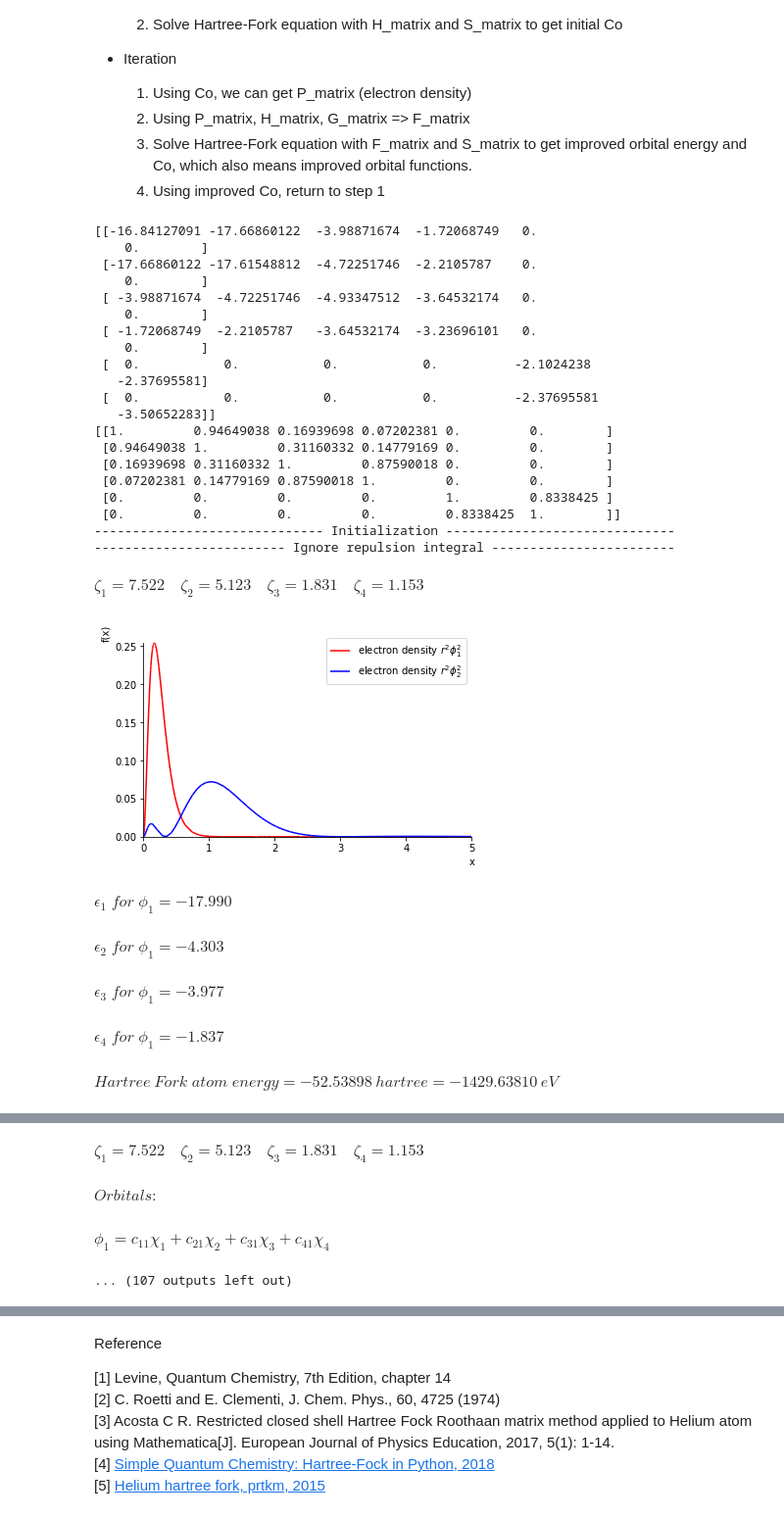
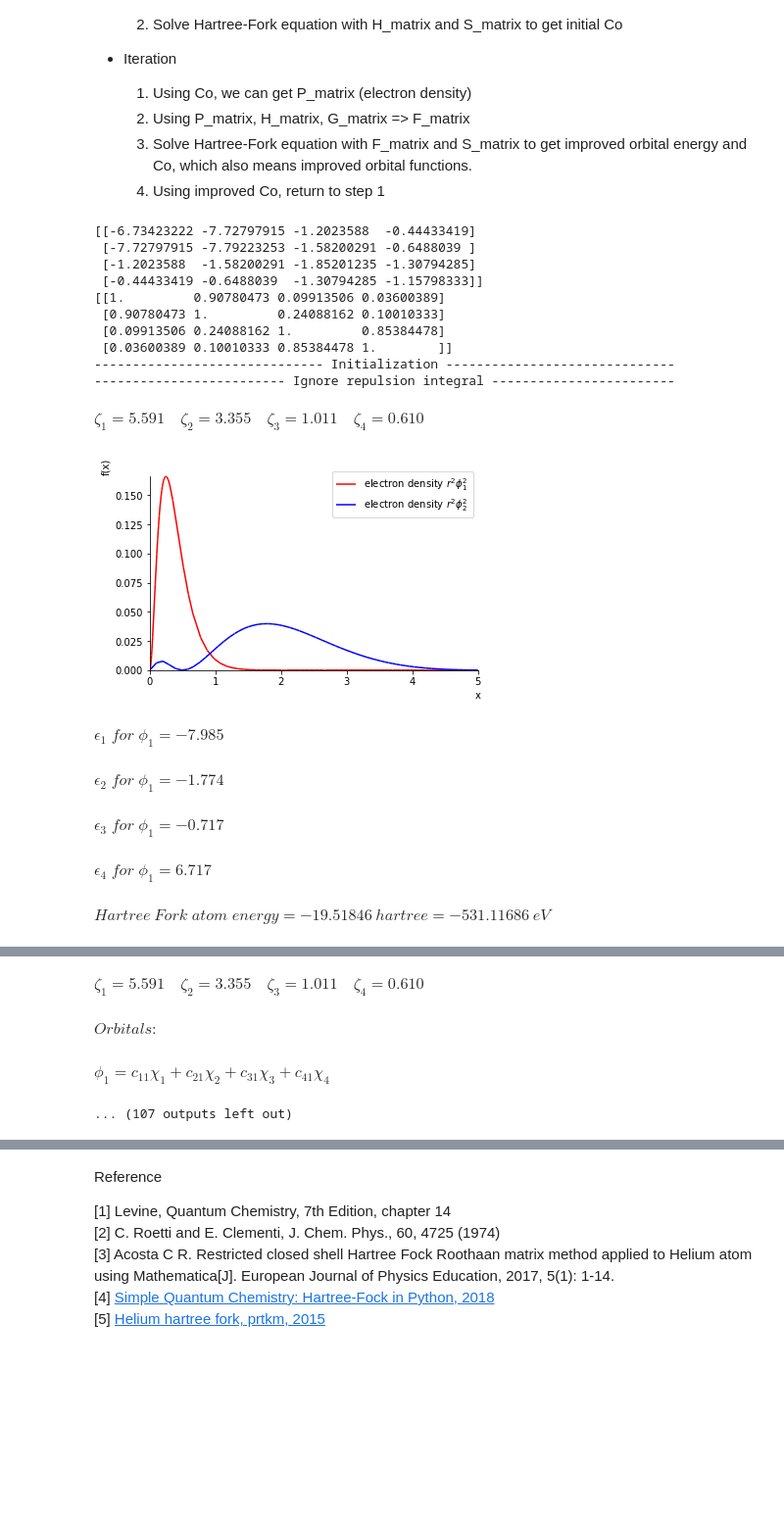
Before and after one commit to yueyericardo/hartree-fock, a Jupyter notebook: Carbon.ipynb, the cells around one changed output, grey strips where cells are left out. Shown at 98% size. Cells and saved outputs as stored; diff of their text form; code cells hidden in the pictures; blank space fills up the shorter version.

```diff
--- a/Carbon.ipynb
+++ b/Carbon.ipynb
@@ -101,10 +101,10 @@ $\therefore H = \int_{0}^\infty f_1 ((-\dfrac{1}{2}) \dfrac{1}{r} \dfrac{\partia
 # %%
 # H core = kinetics energy + electron and nuclear potential energy
 def H_int(f1, f2, Z):
-    a = (1/r)*diff(diff(r*f2, r), r)
+    a = (1/(r*r))*diff(r*r*diff(f2, r), r)
     b = (1/(r*r*sp.sin(theta)))*diff(sp.sin(theta)*diff(f2, theta), theta)
     c = (1/(r*r*sp.sin(theta)*sp.sin(theta)))*diff(diff(f2, phi), phi)
-    return sp.integrate(f1*(-((1/2)*(a))-((Z/r)*f2))*r*r*sp.sin(theta), (r,0,+oo), (theta, 0, sp.pi), (phi, 0, 2*sp.pi))
+    return sp.integrate(conjugate(f1)*(-(1/2)*(a + b + c) - Z/r*f2)*r*r*sp.sin(theta), (r,0,+oo), (theta, 0, sp.pi), (phi, 0, 2*sp.pi))
 # %%
 # Returns the core hamiltonian matrix
 def H_matrix(fs, Z):
@@ -166,25 +166,19 @@ def Repulsion_electron(zetas):
     m2 = int(zetas[1][3])
     m3 = int(zetas[2][3])
     m4 = int(zetas[3][3])
-    print(l1, l2, l3, l4)
+#     print(l1, l2, l3, l4)
 
     A = 0
     B = 0
     lower = max(abs(l1-l2),abs(l3-l4))
     upper = min(l1+l2, l3+l4)
     for l in range(lower, upper+1):
-        print("caculating l = ", l)
         for m in range(-l, l+1):
-            print("caculating m = ", m )
-            print("win(",l3,l4,l,m3,m4,m, "): ", win(l3,l4,l,m3,m4,m))
-            print("win(",l1,l2,l,m1,m2,m, "): ", win(l1,l2,l,m1,m2,m))
-
-            B = sp.integrate(nsimplify((((r2**l1)/(r1**(l1+1))))*f3*f4*r2*r2*win(l3,l4,l,m3,m4,m)) ,(r2, 0, r1)) + sp.integrate(nsimplify(((r1**l1)/(r2**(l1+1)))*f3*f4*r2*r2*win(l3,l4,l,m3,m4,m)) ,(r2, r1, +oo))
-            A += sp.integrate(nsimplify(f1*f2*r1*r1*B*win(l1,l2,l,m1,m2,m)) ,(r1, 0, +oo))
-    print("B: ", B)
-    print("A: ", A)
-    print("finish R = ", A)
-    return A
+            B = sp.integrate(nsimplify((((r2**l1)/(r1**(l1+1))))*f3*f4*r2*r2) ,(r2, 0, r1)) + sp.integrate(nsimplify(((r1**l1)/(r2**(l1+1)))*f3*f4*r2*r2) ,(r2, r1, +oo))
+            B = sp.integrate(nsimplify(f1*f2*r1*r1*B) ,(r1, 0, +oo))
+            B *= (-1)**(m1+m) * gaunt(l1, l2, l, -m1, m2, -m) * (-1)**m3 * gaunt(l3, l4, l, -m3, m4, m)
+            A += B
+    return A * 4 * sp.pi
 
 #     print("caculating B")
 # #     if(l1==0):
@@ -346,22 +340,22 @@ def get_E0(e, P, H):
 # %%
 # input
 # input for zeta
-# zetas = [[5.59108, 1, 0, 0], [3.35538, 1, 0, 0], [1.01122, 2, 0, 0], [0.61000, 2, 0, 0]]
-zetas = [[7.52232, 1, 0, 0], [5.12306, 1, 0, 0], [1.83068, 2, 0, 0], [1.15282, 2, 0, 0], [0.73045, 2, 1, 0], [1.25656, 2, 1, 0]]
+zetas = [[5.59108, 1, 0, 0], [3.35538, 1, 0, 0], [1.01122, 2, 0, 0], [0.61000, 2, 0, 0]]
+# zetas = [[7.52232, 1, 0, 0], [5.12306, 1, 0, 0], [1.83068, 2, 0, 0], [1.15282, 2, 0, 0], [0.73045, 2, 1, 0], [1.25656, 2, 1, 0]]
 # zetas = [[11.4216, 1, 0, 0], [8.50182, 1, 0, 0], [3.56883, 2, 0, 0], [2.19285, 2, 0, 0], [4.68773, 2, 1, 0], [2.05684, 2, 1, 0]]
 # input nuclear charge (element number)
-Z = 6
+Z = 4
 
 # build basis function
 f1=STO(zetas[0][0], zetas[0][1], zetas[0][2], zetas[0][3])
 f2=STO(zetas[1][0], zetas[1][1], zetas[1][2], zetas[1][3])
 f3=STO(zetas[2][0], zetas[2][1], zetas[2][2], zetas[2][3])
 f4=STO(zetas[3][0], zetas[3][1], zetas[3][2], zetas[3][3])
-f5=STO(zetas[4][0], zetas[4][1], zetas[4][2], zetas[4][3])
-f6=STO(zetas[5][0], zetas[5][1], zetas[5][2], zetas[5][3])
+# f5=STO(zetas[4][0], zetas[4][1], zetas[4][2], zetas[4][3])
+# f6=STO(zetas[5][0], zetas[5][1], zetas[5][2], zetas[5][3])
 
-# fs = [f1, f2, f3, f4]
-fs = [f1, f2, f3, f4, f5, f6]
+fs = [f1, f2, f3, f4]
+# fs = [f1, f2, f3, f4, f5, f6]
 
 # initialization
 R = np.zeros((len(zetas), len(zetas), len(zetas), len(zetas)))
@@ -412,6 +406,7 @@ for i in range(10):
         print('-'*7, "Iteration 1 needs more time to caculate Repulsion Integral", '-'*6)
         start = time.time()
         R = R_matrix(zetas)
+        print(R)
     else:
         start = time.time()
     F = F_matrix(fs, Z, zetas, Co, R)
@@ -430,57 +425,47 @@ for i in range(10):
 #     display(Math('c11 = {0} \quad c21 = {1} \quad c31 = {2} \quad c41 = {3} \quad c11 = {4} \quad c21 = {5}'.format(format(Co[0][2], '0.3f'), format(Co[1][2], '0.3f'), format(Co[2][2], '0.3f'), format(Co[3][2], '0.3f'), format(Co[4][2], '0.3f'), format(Co[5][2], '0.3f'))))
 #     display(Math('c11 = {0} \quad c21 = {1} \quad c31 = {2} \quad c41 = {3} \quad c11 = {4} \quad c21 = {5}'.format(format(Co[0][3], '0.3f'), format(Co[1][3], '0.3f'), format(Co[2][3], '0.3f'), format(Co[3][3], '0.3f'), format(Co[4][3], '0.3f'), format(Co[5][3], '0.3f'))))
 #     display(Math('c11 = {0} \quad c21 = {1} \quad c31 = {2} \quad c41 = {3} \quad c11 = {4} \quad c21 = {5}'.format(format(Co[0][4], '0.3f'), format(Co[1][4], '0.3f'), format(Co[2][4], '0.3f'), format(Co[3][4], '0.3f'), format(Co[4][4], '0.3f'), format(Co[5][4], '0.3f'))))
 #     display(Math('c11 = {0} \quad c21 = {1} \quad c31 = {2} \quad c41 = {3} \quad c11 = {4} \quad c21 = {5}'.format(format(Co[0][5], '0.3f'), format(Co[1][5], '0.3f'), format(Co[2][5], '0.3f'), format(Co[3][5], '0.3f'), format(Co[4][5], '0.3f'), format(Co[5][5], '0.3f'))))
     # plot density graph
     phi1 = Co[0,0]*f1+Co[1,0]*f2+Co[2,0]*f3+Co[3,0]*f4
     phi2 = Co[0,1]*f1+Co[1,1]*f2+Co[2,1]*f3+Co[3,1]*f4
     density_1 = phi1*phi1*r*r
     density_2 = phi2*phi2*r*r
     p1 = plot((density_1, (r, 0, 5)), (density_2, (r, 0, 5)), show = False, legend = True)
     p1[0].label = None
     p1[1].label = None
     p1[0].line_color = colorlist[i+1]
     p1[1].line_color = colorlist[i+1]
     p.extend(p1)
     p.show()
     # print energy result
     display(Math(' \epsilon_1 \; for \; \phi_1  = {0} '.format(format(e[0].real, '0.3f'))))
     display(Math(' \epsilon_2 \; for \; \phi_1 = {0} '.format(format(e[1].real, '0.3f'))))
     display(Math(' \epsilon_3 \; for \; \phi_1  = {0} '.format(format(e[2].real, '0.3f'))))
     display(Math(' \epsilon_4 \; for \; \phi_1  = {0} '.format(format(e[3].real, '0.3f'))))
 #     display(Math(' \epsilon_5 \; for \; \phi_1  = {0} '.format(format(e[4].real, '0.3f'))))
 #     display(Math(' \epsilon_6 \; for \; \phi_1  = {0} '.format(format(e[5].real, '0.3f'))))
     display(Math(' Hartree \ Fork \; atom \; energy = {0} \ hartree = {1} \ eV'.format(format(scf_H, '0.5f'), format(scf_H*27.211, '0.5f'))))
     stop = time.time()
     print('Time used:',format(stop-start, '0.1f'),'s')
     ##########################################print information above#################################################
 # %% [output]
-[[-16.84127091 -17.66860122  -3.98871674  -1.72068749   0.
-    0.        ]
- [-17.66860122 -17.61548812  -4.72251746  -2.2105787    0.
-    0.        ]
- [ -3.98871674  -4.72251746  -4.93347512  -3.64532174   0.
-    0.        ]
- [ -1.72068749  -2.2105787   -3.64532174  -3.23696101   0.
-    0.        ]
- [  0.           0.           0.           0.          -2.1024238
-   -2.37695581]
- [  0.           0.           0.           0.          -2.37695581
-   -3.50652283]]
-[[1.         0.94649038 0.16939698 0.07202381 0.         0.        ]
- [0.94649038 1.         0.31160332 0.14779169 0.         0.        ]
- [0.16939698 0.31160332 1.         0.87590018 0.         0.        ]
- [0.07202381 0.14779169 0.87590018 1.         0.         0.        ]
- [0.         0.         0.         0.         1.         0.8338425 ]
- [0.         0.         0.         0.         0.8338425  1.        ]]
+[[-6.73423222 -7.72797915 -1.2023588  -0.44433419]
+ [-7.72797915 -7.79223253 -1.58200291 -0.6488039 ]
+ [-1.2023588  -1.58200291 -1.85201235 -1.30794285]
+ [-0.44433419 -0.6488039  -1.30794285 -1.15798333]]
+[[1.         0.90780473 0.09913506 0.03600389]
+ [0.90780473 1.         0.24088162 0.10010333]
+ [0.09913506 0.24088162 1.         0.85384478]
+ [0.03600389 0.10010333 0.85384478 1.        ]]
 ------------------------------ Initialization ------------------------------
 ------------------------- Ignore repulsion integral ------------------------
-$\displaystyle \zeta_1 = 7.522 \quad \zeta_2 = 5.123 \quad \zeta_3 = 1.831 \quad \zeta_4 = 1.153$
+$\displaystyle \zeta_1 = 5.591 \quad \zeta_2 = 3.355 \quad \zeta_3 = 1.011 \quad \zeta_4 = 0.610$
-[figure, old version]
+[figure, new version]
-$\displaystyle  \epsilon_1 \; for \; \phi_1  = -17.990 $
+$\displaystyle  \epsilon_1 \; for \; \phi_1  = -7.985 $
-$\displaystyle  \epsilon_2 \; for \; \phi_1 = -4.303 $
+$\displaystyle  \epsilon_2 \; for \; \phi_1 = -1.774 $
-$\displaystyle  \epsilon_3 \; for \; \phi_1  = -3.977 $
+$\displaystyle  \epsilon_3 \; for \; \phi_1  = -0.717 $
-$\displaystyle  \epsilon_4 \; for \; \phi_1  = -1.837 $
+$\displaystyle  \epsilon_4 \; for \; \phi_1  = 6.717 $
-$\displaystyle  Hartree \ Fork \; atom \; energy = -52.53898 \ hartree = -1429.63810 \ eV$
+$\displaystyle  Hartree \ Fork \; atom \; energy = -19.51846 \ hartree = -531.11686 \ eV$
 ------------------------------ Iteration 1 ------------------------------
 ------- Iteration 1 needs more time to caculate Repulsion Integral ------
@@ -502,4 +487,4 @@ finish R =  73874207910083889304945441622829437255859375/12203070002130340873274
-$\displaystyle \zeta_1 = 7.522 \quad \zeta_2 = 5.123 \quad \zeta_3 = 1.831 \quad \zeta_4 = 1.153$
+$\displaystyle \zeta_1 = 5.591 \quad \zeta_2 = 3.355 \quad \zeta_3 = 1.011 \quad \zeta_4 = 0.610$
 $\displaystyle Orbitals:$
 $\displaystyle  \phi_1 = c_{11} \chi_1 + c_{21} \chi_2 + c_{31} \chi_3 + c_{41} \chi_4$
 ... (107 outputs left out)
```
Also changed, not shown: parts of 16 cells of this notebook.
